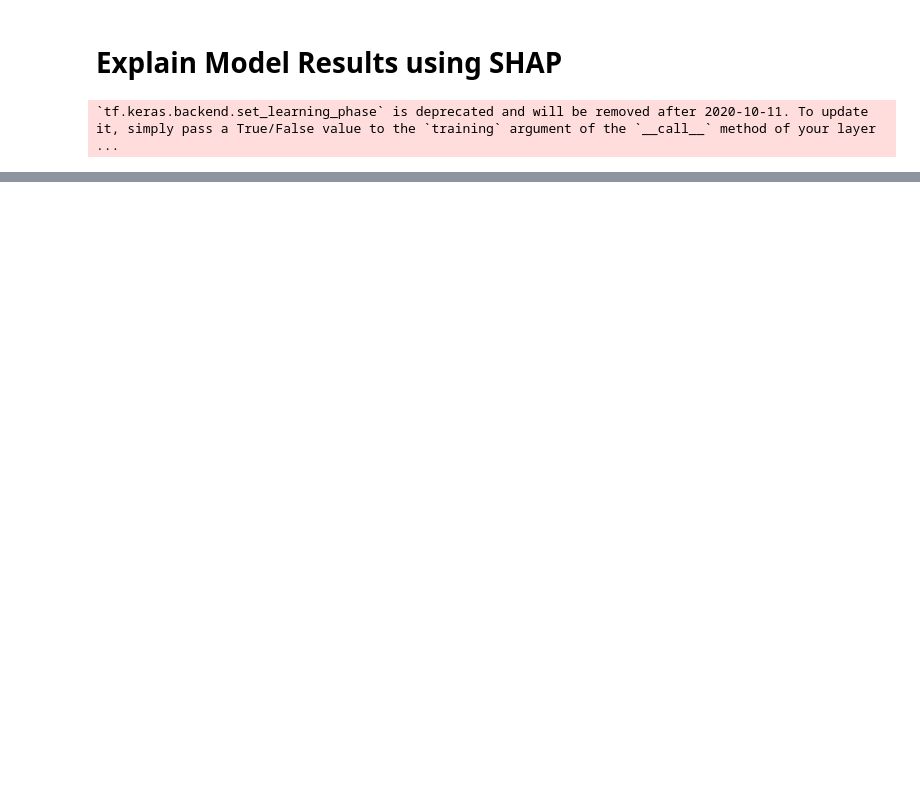
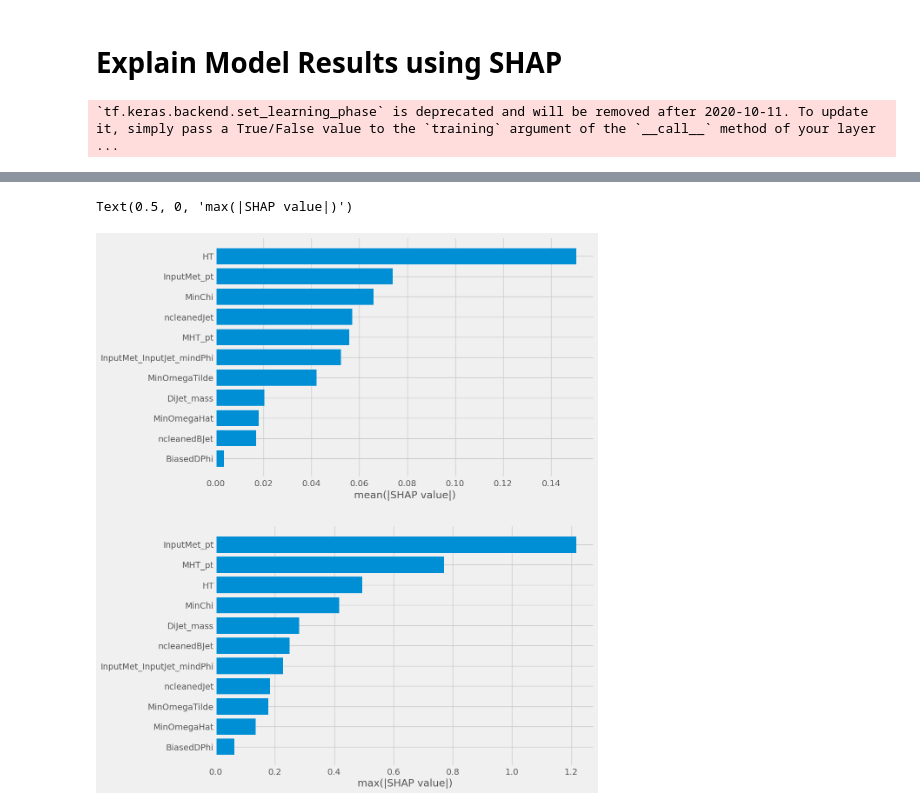
Before and after one commit to NoahHA/tth-ML-project, a Jupyter notebook: notebooks/RNN_models/RNN_evaluate.ipynb, the cells around one changed output, grey strips where cells are left out. Saved outputs shown, nothing was run; the diff lists cells and outputs as text; code cells hidden in the pictures; blank space fills up the shorter version.

```diff
--- a/notebooks/RNN_models/RNN_evaluate.ipynb
+++ b/notebooks/RNN_models/RNN_evaluate.ipynb
@@ -63,0 +62,18 @@ for name in event_X_train.columns:
+# %%
+    # max SHAP value bar plot
+    fig, axs = plt.subplots(ncols=1, nrows=2, figsize=(10, 15))
+    cols = event_X_test.columns
+
+    shap_max = np.max(np.abs(shap_values[0][0]), axis=0)
+    shap_mean = np.mean(np.abs(shap_values[0][0]), axis=0)
+    shap_max, cols_max = zip(*sorted(zip(shap_max, cols)))
+    shap_mean, cols_mean = zip(*sorted(zip(shap_mean, cols)))
+
+    axs[0].barh(cols_mean, shap_mean)
+    axs[1].barh(cols_max, shap_max)
+
+    axs[0].set_xlabel('mean(|SHAP value|)')
+    axs[1].set_xlabel('max(|SHAP value|)')
+# %% [output]
+Text(0.5, 0, 'max(|SHAP value|)')
+[figure, added]
```
Also changed, not shown: parts of 9 cells of this notebook, 35 other files.
